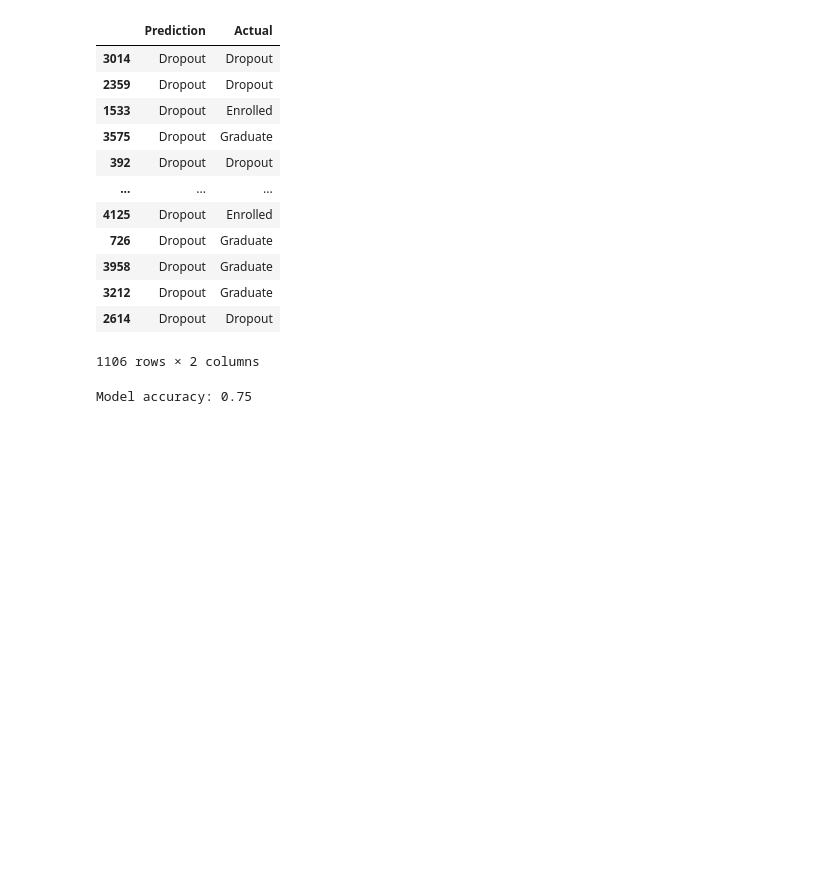
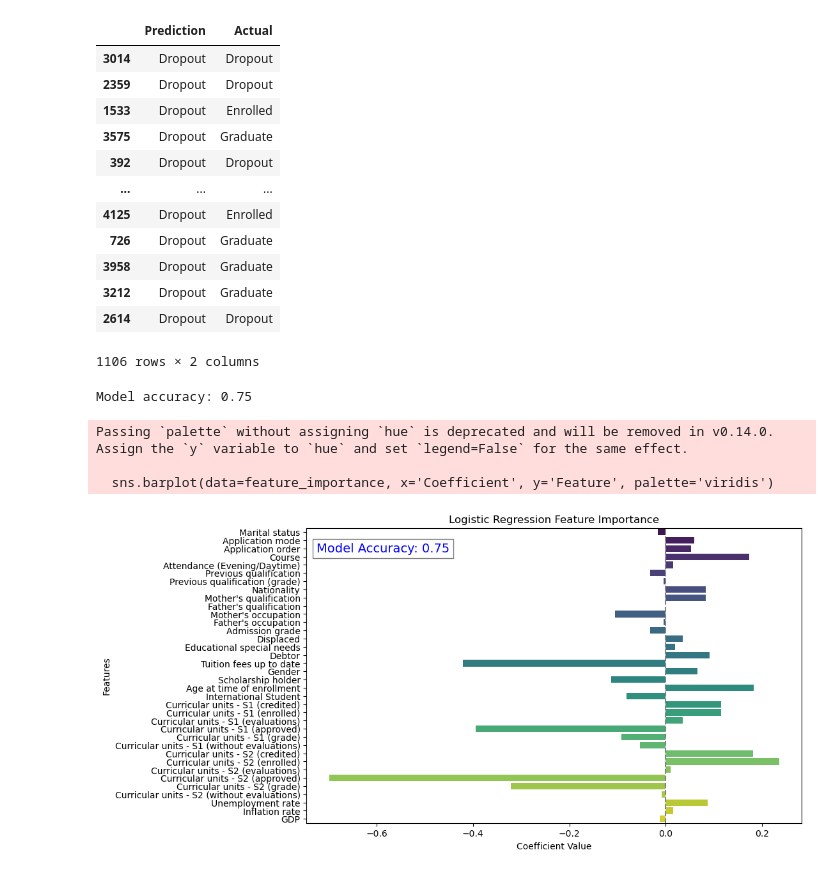
Before and after one commit to swiresjr/Project-4-Team-6-Machine-Learning, a Jupyter notebook: Logistic_Regression.ipynb, the cells around one changed output. Saved outputs shown, nothing was run; the diff lists cells and outputs as text; code cells hidden in the pictures; blank space fills up the shorter version.

Commit message:
Add files via upload
Files updated with graphs

```diff
--- a/Logistic_Regression.ipynb
+++ b/Logistic_Regression.ipynb
@@ -277,3 +279,35 @@ accuracy = logistic_regression_model.score(X_test_scaled, y_test)
 print(f"Model accuracy: {accuracy:.2f}")
 # %% [output]
 Model accuracy: 0.75
+# %%
+#Size the figure
+plt.figure(figsize=(10, 6))
+
+#Add labels
+sns.barplot(data=feature_importance, x='Coefficient', y='Feature', palette='viridis')
+
+#Add title
+plt.title('Logistic Regression Feature Importance')
+
+#Add label for X-value
+plt.xlabel('Coefficient Value')
+
+#Add label for y-value
+plt.ylabel('Features')
+
+#Add line for 0 to separate negative and positive coefficient values
+plt.axvline(0, color='grey', linestyle='--')
+
+#Add accuracy score to graph
+plt.text(0.02, 0.95, f'Model Accuracy: {accuracy:.2f}', ha='left', va='top', transform=plt.gca().transAxes, fontsize=14, color='blue', bbox=dict(facecolor='white', alpha=0.5))
+
+#Save graph
+plt.savefig('logistic_regression_scores.png',  bbox_inches = 'tight')
+
+#Show the graph
+plt.show()
+# %% [output]
+Passing `palette` without assigning `hue` is deprecated and will be removed in v0.14.0. Assign the `y` variable to `hue` and set `legend=False` for the same effect.
+
+  sns.barplot(data=feature_importance, x='Coefficient', y='Feature', palette='viridis')
+[figure, added]
```
Also changed, not shown: parts of 1 cell of this notebook, 1 other file.
